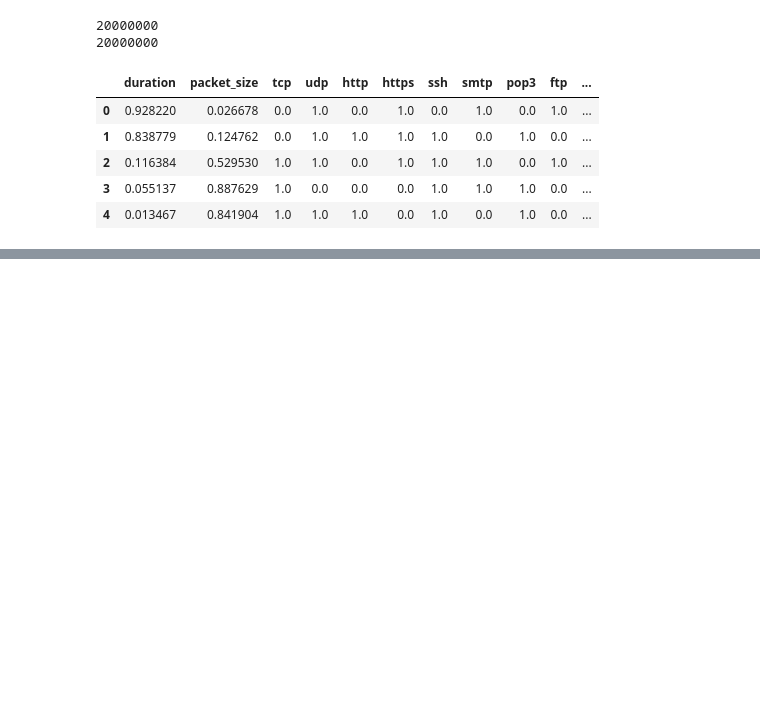
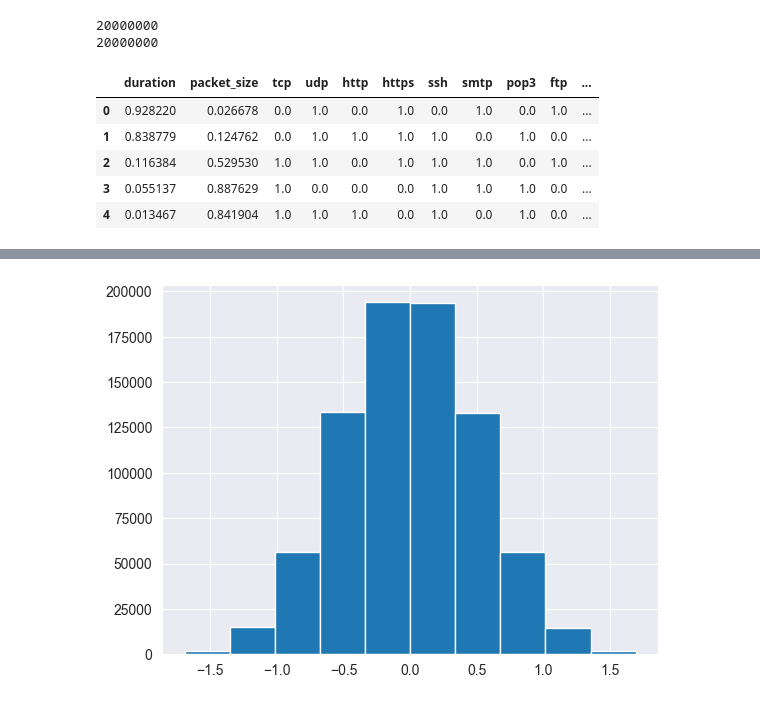
Before and after one commit to hodge-py/Coding_assignments, a Jupyter notebook: Information and Networking Security/CourseProject/malware.ipynb, the cells around one changed output, grey strips where cells are left out. Saved outputs shown, nothing was run; the diff lists cells and outputs as text; code cells hidden in the pictures; blank space fills up the shorter version.

```diff
--- a/Information and Networking Security/CourseProject/malware.ipynb
+++ b/Information and Networking Security/CourseProject/malware.ipynb
@@ -100,0 +110,5 @@ norm_X.head()
+# %%
+plt.hist(newPCA[:,0])
+plt.show()
+# %% [output]
+[figure, added]
```
Also changed, not shown: parts of 37 cells of this notebook, 7 other files.
